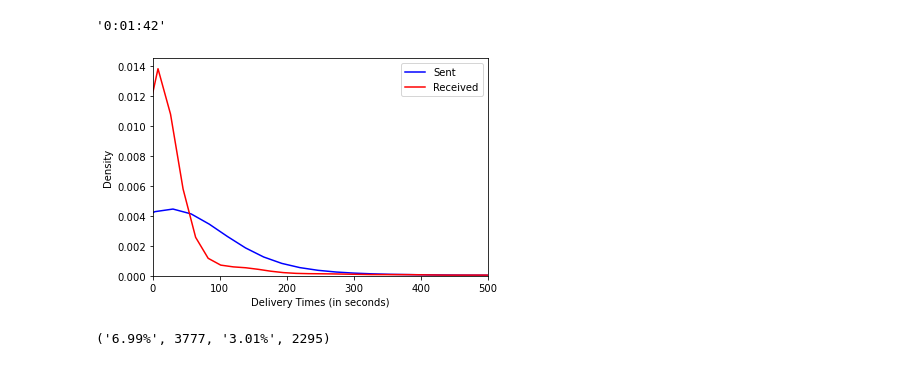
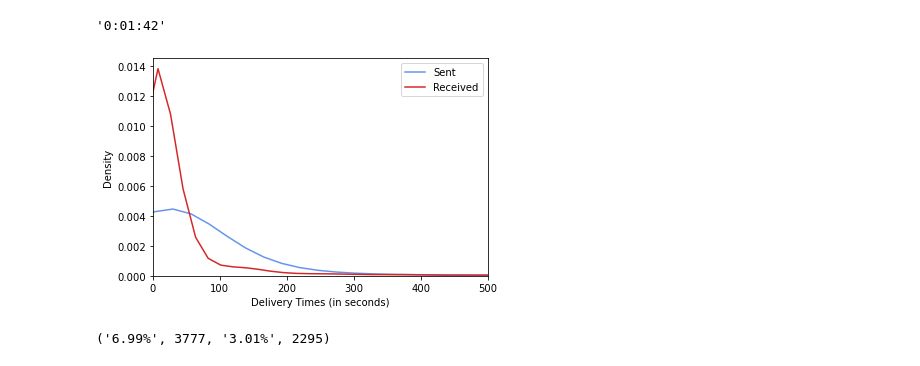
Before and after one commit to dacoster90/Communication-Analyzer, a Jupyter notebook: messages_analysis_november2020.ipynb, the cells around one changed output. Cells and saved outputs as stored; diff of their text form; code cells hidden in the pictures.

```diff
--- a/messages_analysis_november2020.ipynb
+++ b/messages_analysis_november2020.ipynb
@@ -116,14 +116,14 @@ averageDelivery
 '0:01:42'
 # %%
 # Density graph
-sns.distplot(df_sent['DELIVERY_TIME'],hist=False,kde=True,color = 'blue', label = 'Sent')
-sns.distplot(df_received['DELIVERY_TIME'],hist=False,kde=True, color = 'red', label = 'Received')
+sns.distplot(df_sent['DELIVERY_TIME'],hist=False,kde=True,color = 'cornflowerblue', label = 'Sent')
+sns.distplot(df_received['DELIVERY_TIME'],hist=False,kde=True, color = 'tab:red', label = 'Received')
 plt.xlabel("Delivery Times (in seconds)")
 plt.legend(loc='best')
 plt.xlim(0, 500)
 plt.show()
 # %% [output]
-[figure, old version]
+[figure, new version]
 # %%
 # Return % and total amount of messages that took more than 5min for both Sent and Received messages.
 
```
Also changed, not shown: parts of 16 cells of this notebook.
